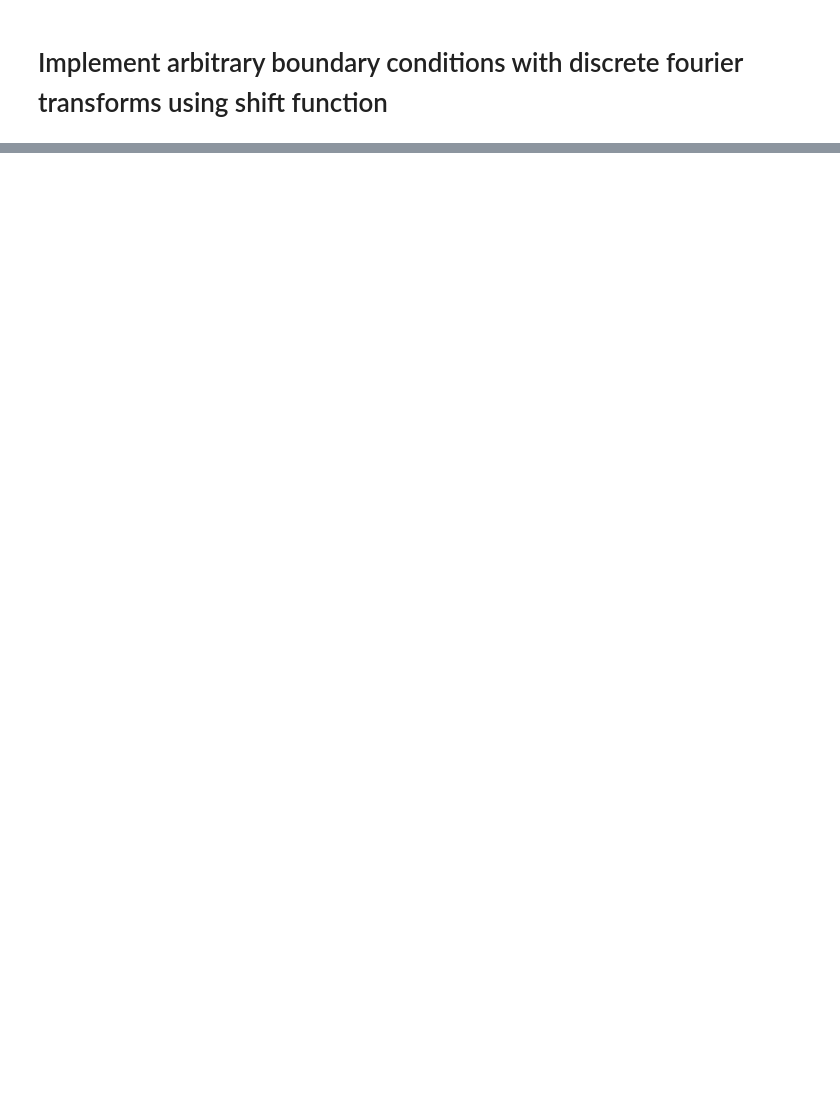
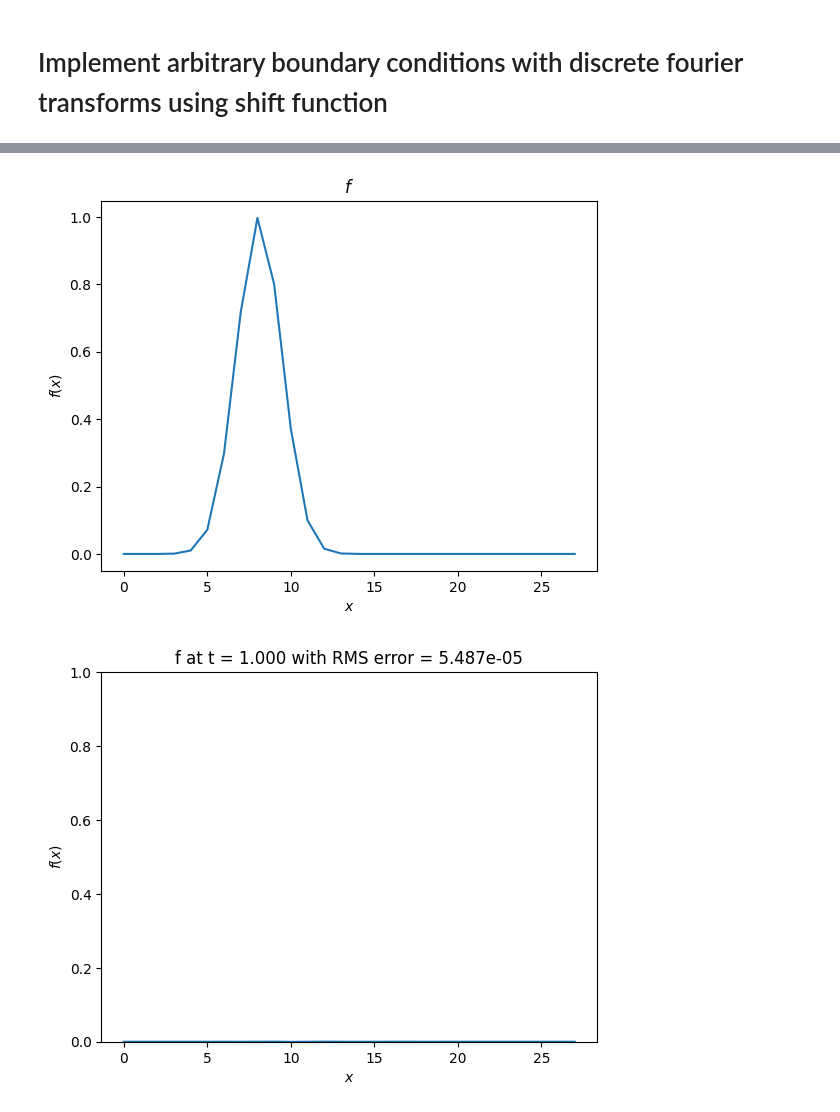
Before and after one commit to KunkelAlexander/fdm-hybrid-scheme, a Jupyter notebook: demonstration/WaveEquationShiftFunction.ipynb, the cells around one changed output, grey strips where cells are left out. Cells and saved outputs as stored; diff of their text form; code cells hidden in the pictures; blank space fills up the shorter version.

```diff
--- a/demonstration/WaveEquationShiftFunction.ipynb
+++ b/demonstration/WaveEquationShiftFunction.ipynb
@@ -71,0 +97,49 @@ plt.show()
+# %%
+t = 0
+f  = func(x, v, t    )
+fm = func(x, v, t - dt)
+
+plt.title(r"$f$")
+plt.plot(f)
+plt.xlabel(r"$x$")
+plt.ylabel(r"$f(x)$")
+plt.show()
+m = 100
+while t < tend:
+    #Fill ghost zone of length ghost boundary with boundary conditions
+    for i in range(ghostBoundary + 1):
+        f[     i] = func(     i * dx, v, t)
+        f[-1 - i] = func( L - i * dx, v, t)
+
+    #Create shift function that such that f - B fulfills either Dirichlet, Neumann or periodic boundary conditions depending on mode
+    B = sd.getShiftFunction(x, f, mode, derivativeMode, lb = fdl, rb = fdr, N = 5, debug= False)
+
+    #Boundary for finite difference stencil
+    lind =          fdl
+    rind = len(x) - fdr
+
+    #Subtract linear shift function to enforce Dirichlet BC when computing second derivative
+    homf            = f[ lind : rind ] - B[0]
+    homf            = homf * (1 - V) + homf * V * np.exp(-m * dt)
+    homf            = np.pad(homf, (0, 1), mode="constant")
+    p, ind1, ind2   = sd.selectBC       (homf, BC)
+    ddf, k          = sd.laplacianDtt1D (p, dx, BC, debug= False)
+    ddf             = ddf.real
+
+    if B.shape[0] > 1:
+        ddf             = ddf + B[1]
+
+    fp                  = 2 * f [ lind : rind ] - fm [ lind : rind ] + r * ddf
+    fm [ lind : rind ]  = f [ lind : rind ]
+    f  [ lind : rind ]  = fp
+    t += dt
+
+plt.title(f"f at t = {t:3.3f} with RMS error = {np.mean(np.abs(f - func(x, v, t))):3.3e}")
+plt.plot(f)
+plt.ylim([0, 1])
+plt.xlabel(r"$x$")
+plt.ylabel(r"$f(x)$")
+plt.show()
+# %% [output]
+[figure, added]
+[figure, added]
```
Also changed, not shown: parts of 3 cells of this notebook, 3 other files.
